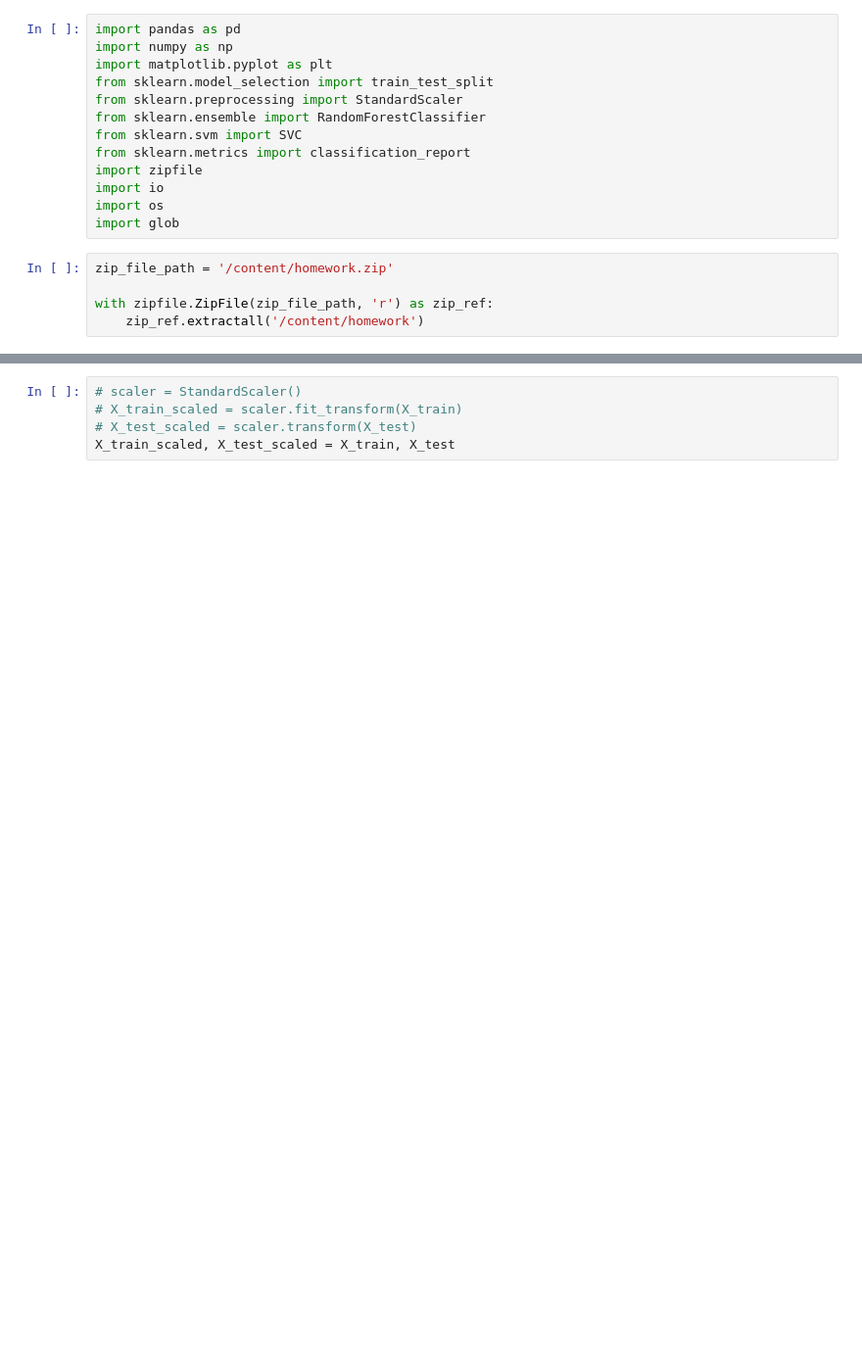
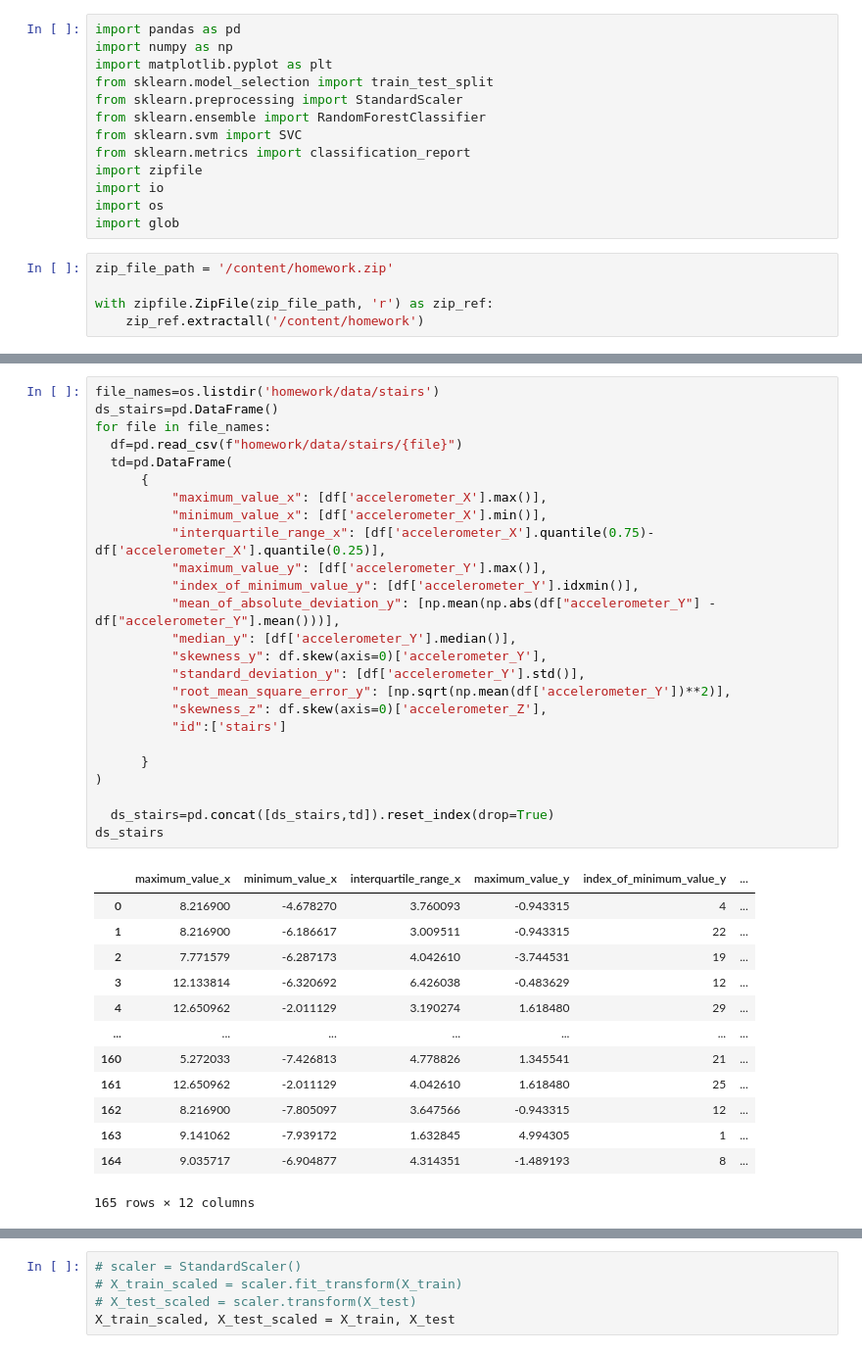
Before and after one commit to N1a2t3a/.Data_Science, a Jupyter notebook: HW5.ipynb, the cells around one changed output, grey strips where cells are left out. Shown at 98% size. Cells and saved outputs as stored; diff of their text form; blank space fills up the shorter version.

```diff
--- a/HW5.ipynb
+++ b/HW5.ipynb
@@ -101,0 +99,39 @@ X_train, X_test, y_train, y_test = train_test_split(data, labels_df, test_size=0
+# %%
+file_names=os.listdir('homework/data/stairs')
+ds_stairs=pd.DataFrame()
+for file in file_names:
+  df=pd.read_csv(f"homework/data/stairs/{file}")
+  td=pd.DataFrame(
+      {
+          "maximum_value_x": [df['accelerometer_X'].max()],
+          "minimum_value_x": [df['accelerometer_X'].min()],
+          "interquartile_range_x": [df['accelerometer_X'].quantile(0.75)-df['accelerometer_X'].quantile(0.25)],
+          "maximum_value_y": [df['accelerometer_Y'].max()],
+          "index_of_minimum_value_y": [df['accelerometer_Y'].idxmin()],
+          "mean_of_absolute_deviation_y": [np.mean(np.abs(df["accelerometer_Y"] - df["accelerometer_Y"].mean()))],
+          "median_y": [df['accelerometer_Y'].median()],
+          "skewness_y": df.skew(axis=0)['accelerometer_Y'],
+          "standard_deviation_y": [df['accelerometer_Y'].std()],
+          "root_mean_square_error_y": [np.sqrt(np.mean(df['accelerometer_Y'])**2)],
+          "skewness_z": df.skew(axis=0)['accelerometer_Z'],
+          "id":['stairs']
+
+      }
+)
+
+  ds_stairs=pd.concat([ds_stairs,td]).reset_index(drop=True)
+ds_stairs
+# %% [output]
+|  | maximum_value_x | minimum_value_x | interquartile_range_x | maximum_value_y | index_of_minimum_value_y | ... |
+| 0 | 8.216900 | -4.678270 | 3.760093 | -0.943315 | 4 | ... |
+| 1 | 8.216900 | -6.186617 | 3.009511 | -0.943315 | 22 | ... |
+| 2 | 7.771579 | -6.287173 | 4.042610 | -3.744531 | 19 | ... |
+| 3 | 12.133814 | -6.320692 | 6.426038 | -0.483629 | 12 | ... |
+| 4 | 12.650962 | -2.011129 | 3.190274 | 1.618480 | 29 | ... |
+| ... | ... | ... | ... | ... | ... | ... |
+| 160 | 5.272033 | -7.426813 | 4.778826 | 1.345541 | 21 | ... |
+| 161 | 12.650962 | -2.011129 | 4.042610 | 1.618480 | 25 | ... |
+| 162 | 8.216900 | -7.805097 | 3.647566 | -0.943315 | 12 | ... |
+| 163 | 9.141062 | -7.939172 | 1.632845 | 4.994305 | 1 | ... |
+| 164 | 9.035717 | -6.904877 | 4.314351 | -1.489193 | 8 | ... |
+165 rows × 12 columns
```
Also changed, not shown: parts of 10 cells of this notebook.
